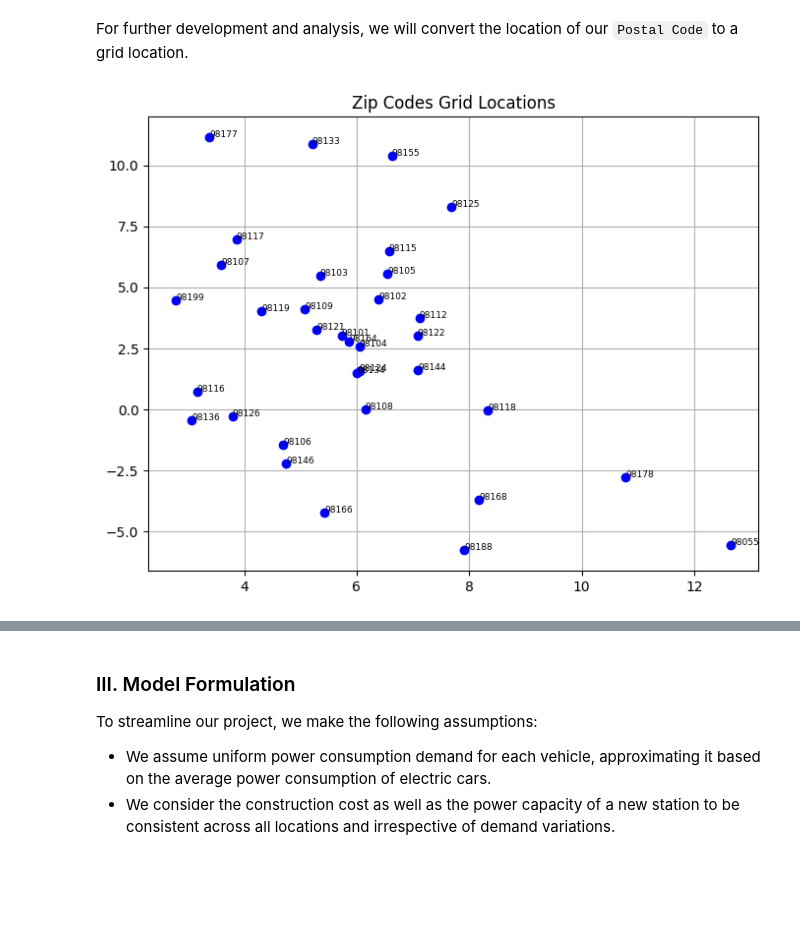
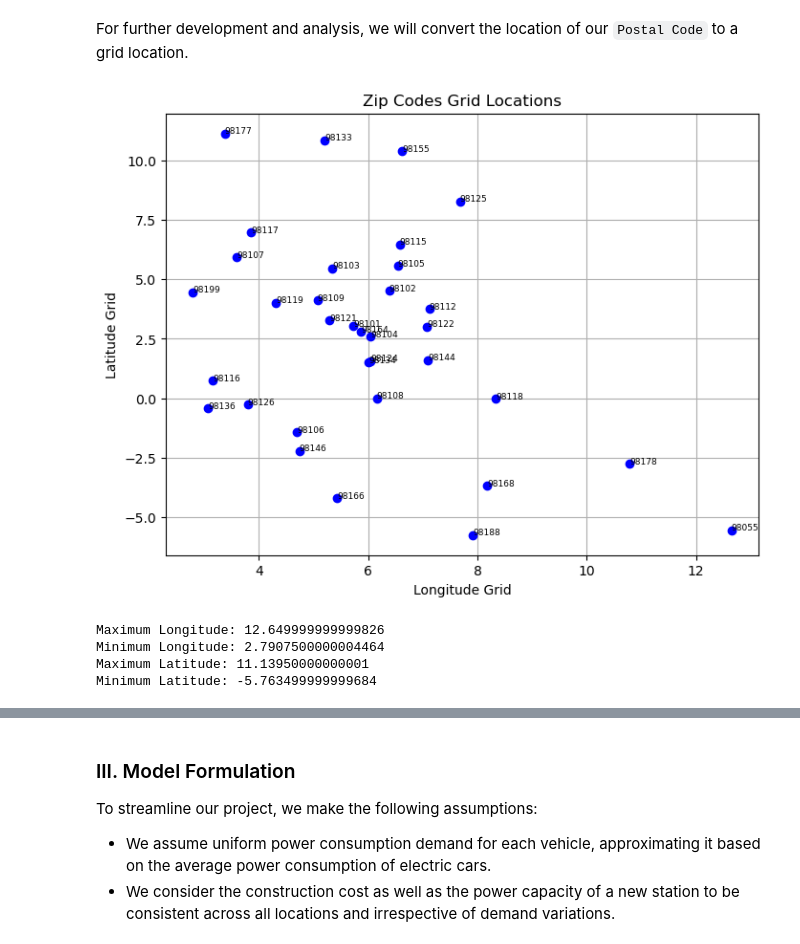
Before and after one commit to lqminhhh/Charging-Location-Optimization, a Jupyter notebook: Final.ipynb, the cells around one changed output, grey strips where cells are left out. Drawn from its saved outputs; the diff is of its cells as text; code cells hidden in the pictures; blank space fills up the shorter version.

Commit message:
candidate locations?

```diff
--- a/Final.ipynb
+++ b/Final.ipynb
@@ -77,28 +77,49 @@ For further development and analysis, we will convert the location of our `Posta
 # %%
 # Define maximum and minimum longitude and latitude ranges
 min_lon, max_lon = -122.45, -122.25
 min_lat, max_lat = 47.55, 47.75
 
 # Define grid size
 grid_size = 10
 
 # Function to map longitude and latitude to grid location
 def map_to_grid(lon, lat):
     lon_idx = (lon - min_lon) / (max_lon - min_lon) * grid_size
     lat_idx = (lat - min_lat) / (max_lat - min_lat) * grid_size
     return lon_idx, lat_idx
 
 # Convert coordinates to grid locations
 grid_locations = {zipcode: map_to_grid(lon, lat) for zipcode, (lat, lon) in grid.items()}
 
 # Plot grid locations
 plt.figure(figsize=(8, 6))
 for zipcode, (lon_idx, lat_idx) in grid_locations.items():
     plt.plot(lon_idx, lat_idx, 'bo')
     plt.text(lon_idx, lat_idx, str(int(zipcode)), fontsize=6.5)
 
 plt.title('Zip Codes Grid Locations')
+plt.xlabel('Longitude Grid')
+plt.ylabel('Latitude Grid')
 plt.grid(True)
 plt.show()
 # %% [output]
-[figure, old version]
+[figure, new version]
+# %%
+# Grid locations converted from the given longitudes and latitudes of postal codes
+df = pd.DataFrame.from_dict(grid_locations, orient='index', columns=["Longitude", "Latitude"])
+
+# Compute the maximum and minimum longitude and latitude converted grid locations
+max_longitude = df["Longitude"].max()
+min_longitude = df["Longitude"].min()
+max_latitude = df["Latitude"].max()
+min_latitude = df["Latitude"].min()
+
+print("Maximum Longitude:", max_longitude)
+print("Minimum Longitude:", min_longitude)
+print("Maximum Latitude:", max_latitude)
+print("Minimum Latitude:", min_latitude)
+# %% [output]
+Maximum Longitude: 12.649999999999826
+Minimum Longitude: 2.7907500000004464
+Maximum Latitude: 11.13950000000001
+Minimum Latitude: -5.763499999999684
```
Also changed, not shown: parts of 4 cells of this notebook.
